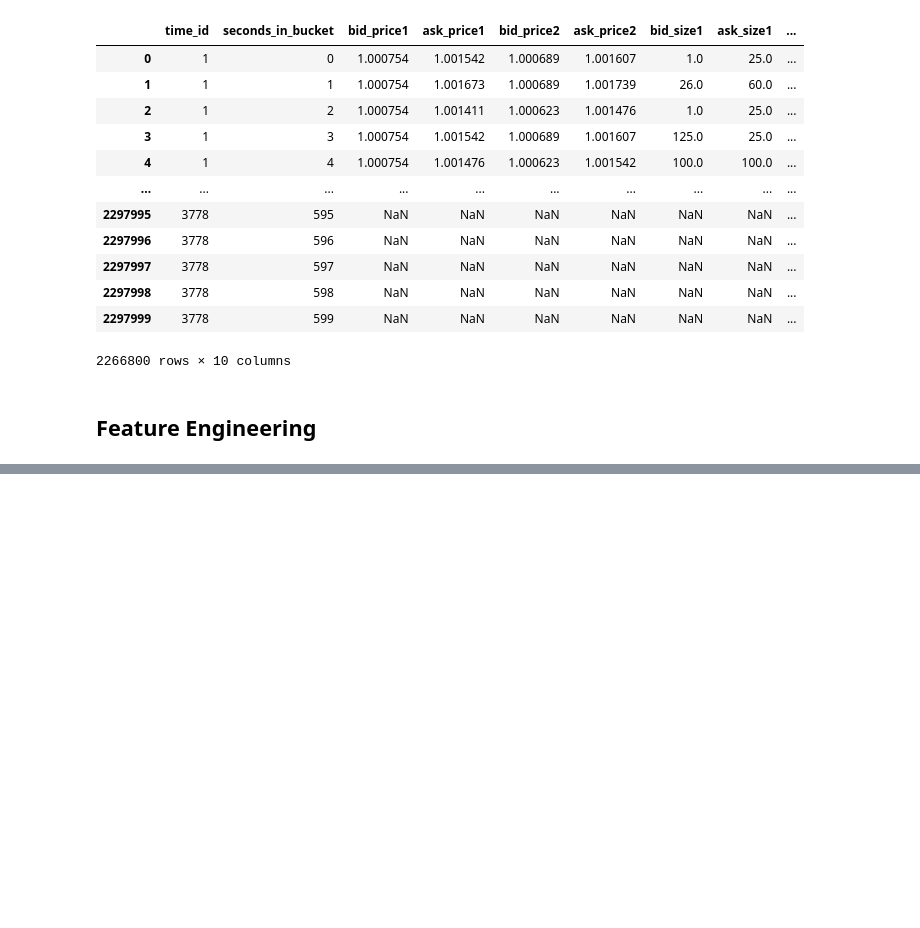
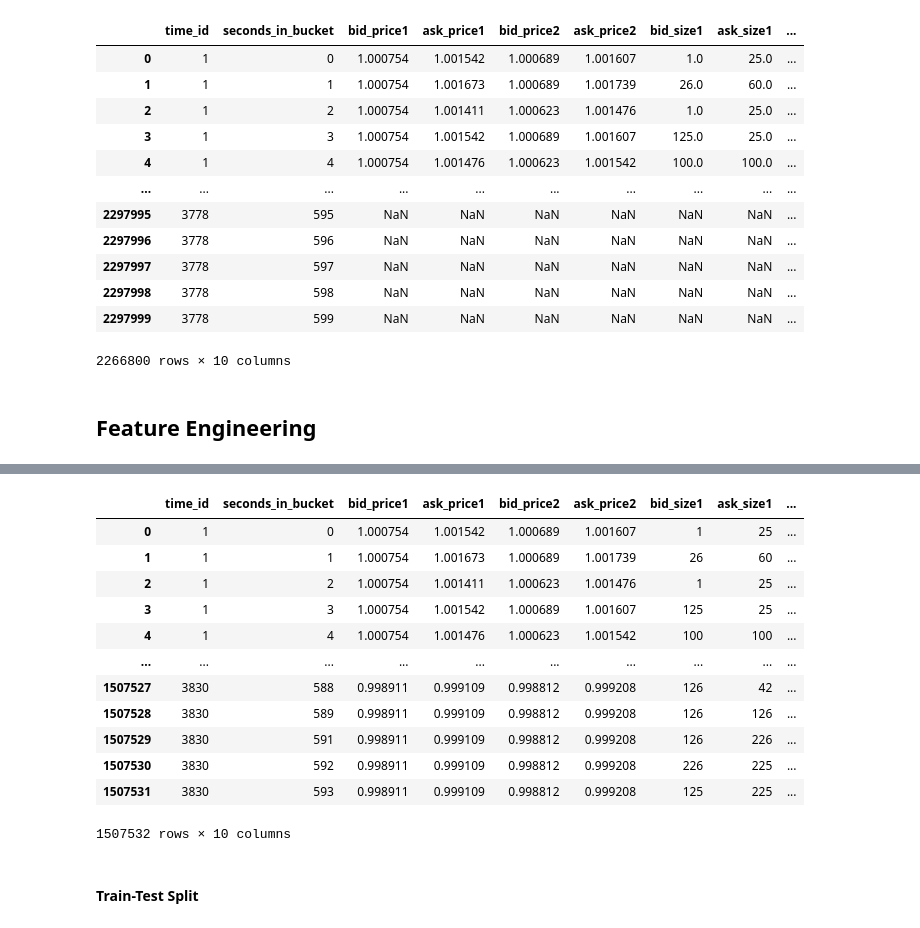
Before and after one commit to Ayush-Singh-31/Optiver-07, a Jupyter notebook: EDA.ipynb, the cells around one changed output, grey strips where cells are left out. Drawn from its saved outputs; the diff is of its cells as text; code cells hidden in the pictures; blank space fills up the shorter version.

```diff
--- a/EDA.ipynb
+++ b/EDA.ipynb
@@ -435,0 +430,57 @@ print(stock1.head(n=10).to_string())
+# %%
+def pre_clean(df_clean: pd.DataFrame) -> pd.DataFrame:
+    """
+    Remove corrupt or out‑of‑range LOB records:
+      1. Non‑positive prices and sizes
+      2. Crossed quotes (ask < bid) at both levels
+      3. seconds_in_bucket outside [0, 599]
+      4. Duplicate or non‑monotonic timestamps within each time_id
+    """
+
+    price_cols = ['bid_price1', 'ask_price1', 'bid_price2', 'ask_price2']
+    size_cols  = ['bid_size1',  'ask_size1',  'bid_size2',  'ask_size2']
+    df_clean = df_clean[(df_clean[price_cols] > 0).all(axis=1)]
+    df_clean = df_clean[(df_clean[size_cols]  > 0).all(axis=1)]
+
+    df_clean = df_clean[
+        (df_clean['ask_price1'] >= df_clean['bid_price1']) &
+        (df_clean['ask_price2'] >= df_clean['bid_price2'])
+    ]
+
+    df_clean = df_clean[
+        df_clean['seconds_in_bucket'].between(0, 599, inclusive='both')
+    ]
+
+    def _filter_time(group):
+        group = group.drop_duplicates(subset='seconds_in_bucket')
+        diffs = group['seconds_in_bucket'].diff().fillna(0)
+        return group.loc[diffs >= 0]
+
+    df_clean = (
+        df_clean
+        .sort_values(['time_id', 'seconds_in_bucket'])
+        .groupby('time_id', group_keys=False)
+        .apply(_filter_time)
+        .reset_index(drop=True)
+    )
+
+    return df_clean
+# %%
+stock1 = pre_clean(stock1)
+stock1
+# %% [output]
+|  | time_id | seconds_in_bucket | bid_price1 | ask_price1 | bid_price2 | ask_price2 | bid_size1 | ask_size1 | ... |
+| 0 | 1 | 0 | 1.000754 | 1.001542 | 1.000689 | 1.001607 | 1 | 25 | ... |
+| 1 | 1 | 1 | 1.000754 | 1.001673 | 1.000689 | 1.001739 | 26 | 60 | ... |
+| 2 | 1 | 2 | 1.000754 | 1.001411 | 1.000623 | 1.001476 | 1 | 25 | ... |
+| 3 | 1 | 3 | 1.000754 | 1.001542 | 1.000689 | 1.001607 | 125 | 25 | ... |
+| 4 | 1 | 4 | 1.000754 | 1.001476 | 1.000623 | 1.001542 | 100 | 100 | ... |
+| ... | ... | ... | ... | ... | ... | ... | ... | ... | ... |
+| 1507527 | 3830 | 588 | 0.998911 | 0.999109 | 0.998812 | 0.999208 | 126 | 42 | ... |
+| 1507528 | 3830 | 589 | 0.998911 | 0.999109 | 0.998812 | 0.999208 | 126 | 126 | ... |
+| 1507529 | 3830 | 591 | 0.998911 | 0.999109 | 0.998812 | 0.999208 | 126 | 226 | ... |
+| 1507530 | 3830 | 592 | 0.998911 | 0.999109 | 0.998812 | 0.999208 | 226 | 225 | ... |
+| 1507531 | 3830 | 593 | 0.998911 | 0.999109 | 0.998812 | 0.999208 | 125 | 225 | ... |
+1507532 rows × 10 columns
+# %% [markdown]
+#### **Train-Test Split**
```
Also changed, not shown: parts of 15 cells of this notebook.
